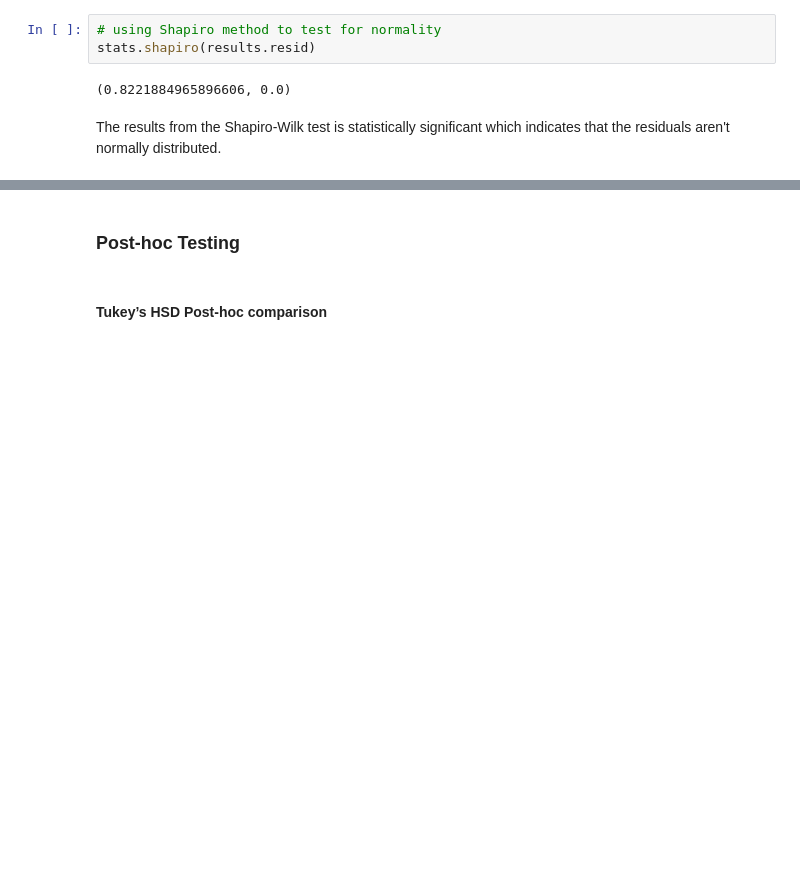
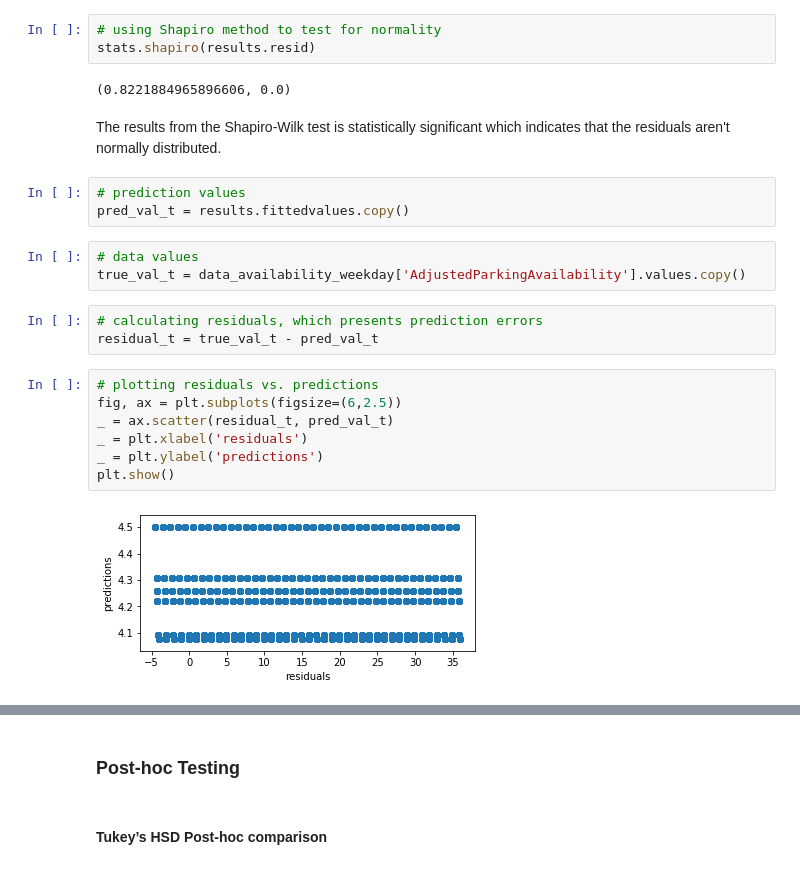
Before and after one commit to monikakrajnc/Capstone-Project-1, a Jupyter notebook: Analysis_of_Variance_ANOVA.ipynb, the cells around one changed output, grey strips where cells are left out. Drawn from its saved outputs; the diff is of its cells as text; blank space fills up the shorter version.

Commit message:
Deleted a few cells, added a graph, updated readme

```diff
--- a/Analysis_of_Variance_ANOVA.ipynb
+++ b/Analysis_of_Variance_ANOVA.ipynb
@@ -183,3 +183,21 @@ stats.shapiro(results.resid)
 (0.8221884965896606, 0.0)
 # %% [markdown]
 The results from the Shapiro-Wilk test is statistically significant which indicates that the residuals aren't normally distributed.
+# %%
+# prediction values
+pred_val_t = results.fittedvalues.copy()
+# %%
+# data values
+true_val_t = data_availability_weekday['AdjustedParkingAvailability'].values.copy()
+# %%
+# calculating residuals, which presents prediction errors
+residual_t = true_val_t - pred_val_t
+# %%
+# plotting residuals vs. predictions
+fig, ax = plt.subplots(figsize=(6,2.5))
+_ = ax.scatter(residual_t, pred_val_t)
+_ = plt.xlabel('residuals')
+_ = plt.ylabel('predictions')
+plt.show()
+# %% [output]
+[figure, added]
```
Also changed, not shown: parts of 12 cells of this notebook, 1 other file.
